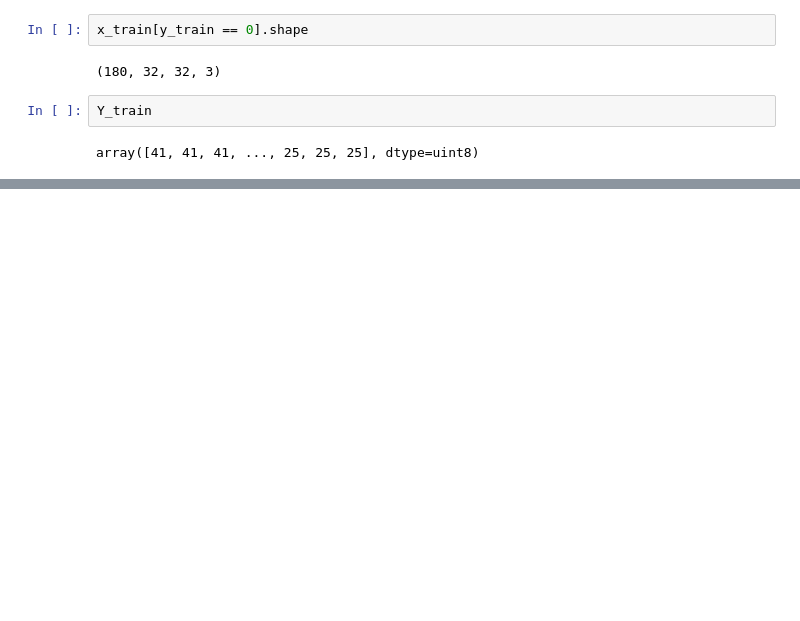
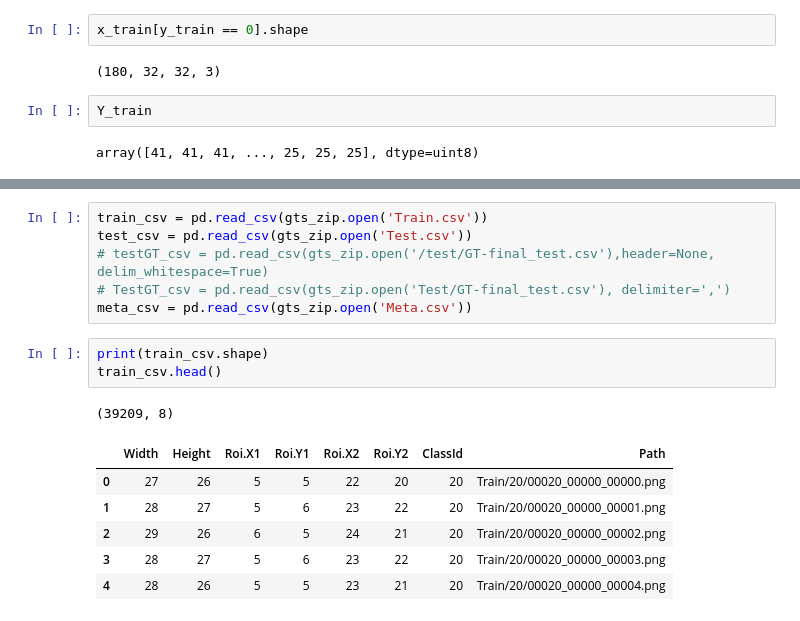
Before and after one commit to S-Ngigi/ML, a Jupyter notebook: TrafficSign.ipynb, the cells around one changed output, grey strips where cells are left out. Saved outputs shown, nothing was run; the diff lists cells and outputs as text; blank space fills up the shorter version.

```diff
--- a/TrafficSign.ipynb
+++ b/TrafficSign.ipynb
@@ -261,0 +308,17 @@ array([41, 41, 41, ..., 25, 25, 25], dtype=uint8)
+# %%
+train_csv = pd.read_csv(gts_zip.open('Train.csv'))
+test_csv = pd.read_csv(gts_zip.open('Test.csv'))
+# testGT_csv = pd.read_csv(gts_zip.open('/test/GT-final_test.csv'),header=None, delim_whitespace=True)
+# TestGT_csv = pd.read_csv(gts_zip.open('Test/GT-final_test.csv'), delimiter=',')
+meta_csv = pd.read_csv(gts_zip.open('Meta.csv'))
+# %%
+print(train_csv.shape)
+train_csv.head()
+# %% [output]
+(39209, 8)
+|  | Width | Height | Roi.X1 | Roi.Y1 | Roi.X2 | Roi.Y2 | ClassId | Path |
+| 0 | 27 | 26 | 5 | 5 | 22 | 20 | 20 | Train/20/00020_00000_00000.png |
+| 1 | 28 | 27 | 5 | 6 | 23 | 22 | 20 | Train/20/00020_00000_00001.png |
+| 2 | 29 | 26 | 6 | 5 | 24 | 21 | 20 | Train/20/00020_00000_00002.png |
+| 3 | 28 | 27 | 5 | 6 | 23 | 22 | 20 | Train/20/00020_00000_00003.png |
+| 4 | 28 | 26 | 5 | 5 | 23 | 21 | 20 | Train/20/00020_00000_00004.png |
```
Also changed, not shown: parts of 20 cells of this notebook.
